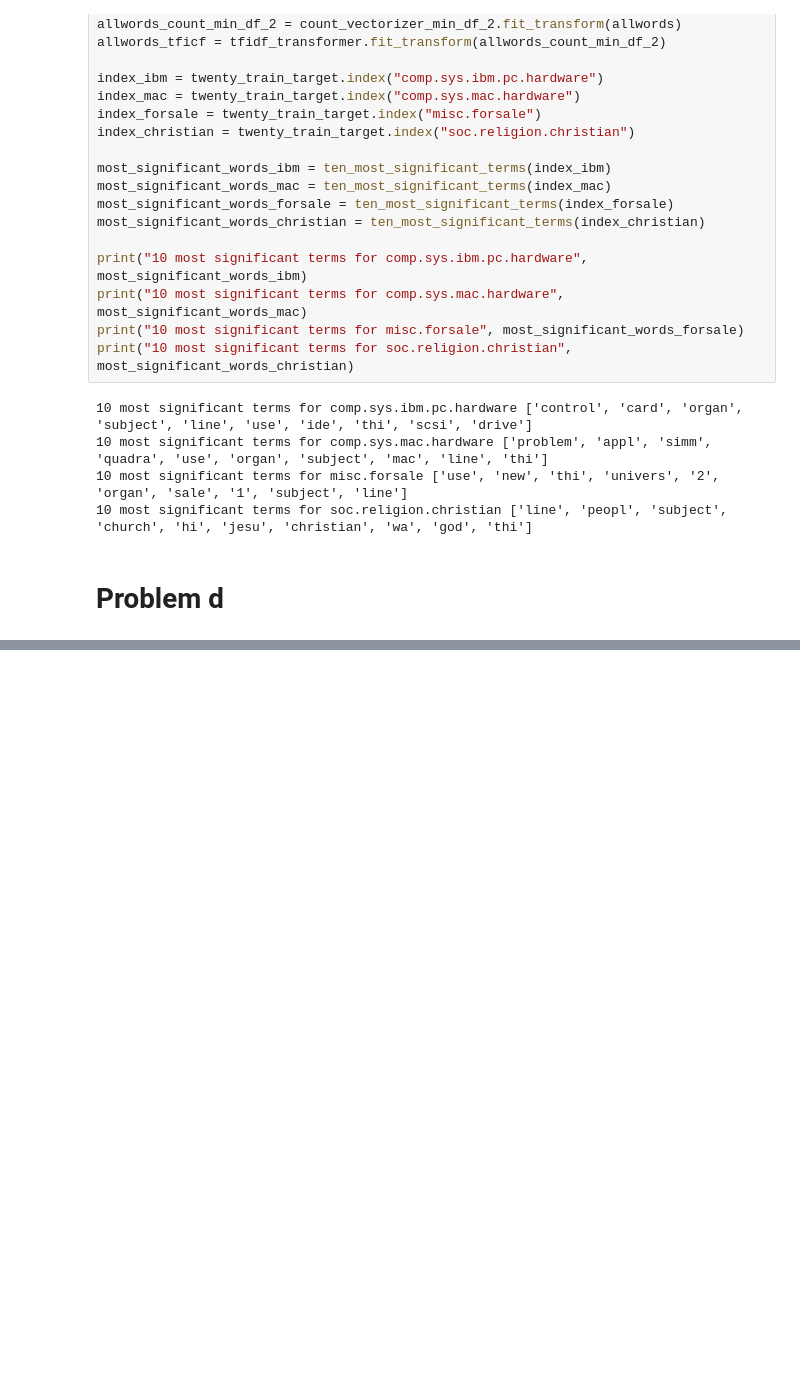
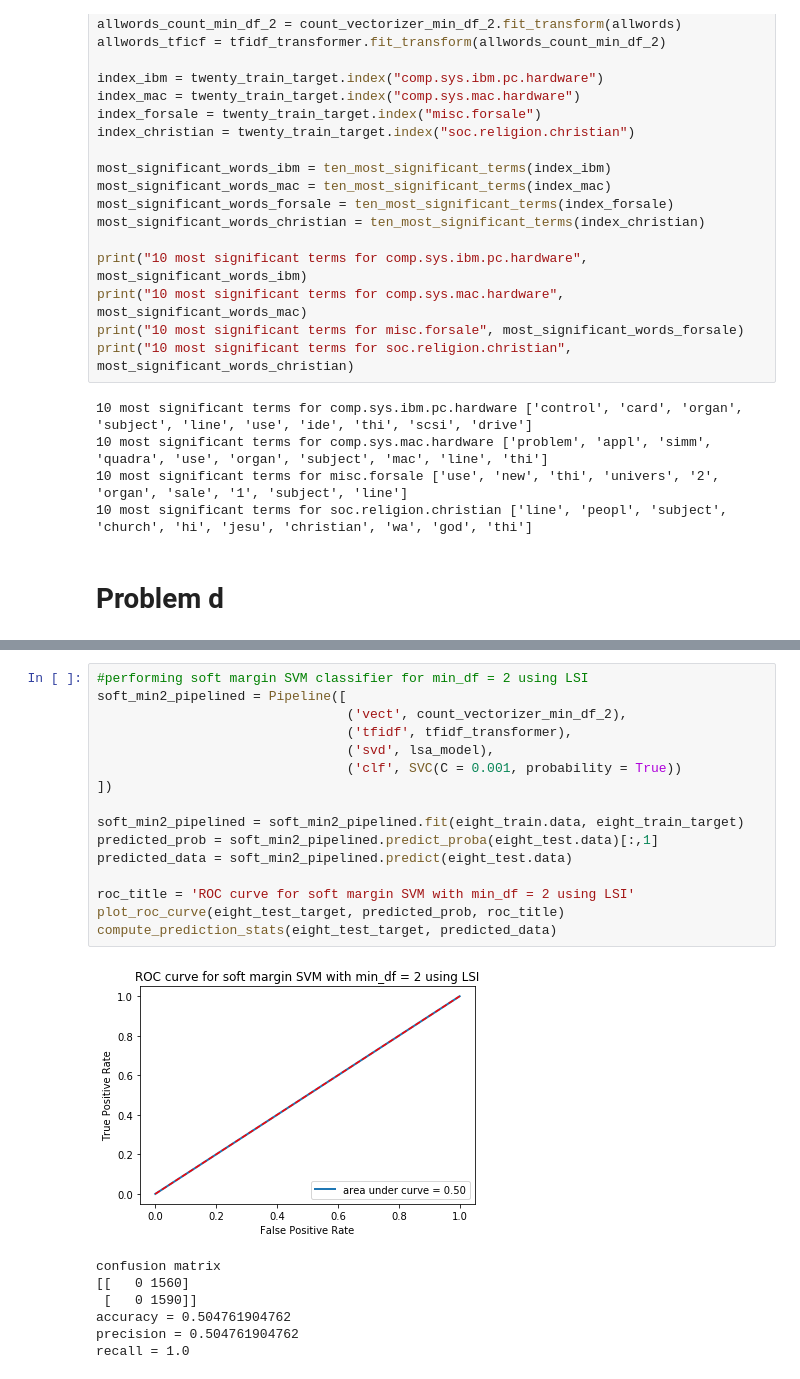
Before and after one commit to zxxia/ECE219-Large-Scale-Data-Mining, a Jupyter notebook: Project1/ee215b_project1.ipynb, the cells around one changed output, grey strips where cells are left out. Saved outputs shown, nothing was run; the diff lists cells and outputs as text; blank space fills up the shorter version.

```diff
--- a/Project1/ee215b_project1.ipynb
+++ b/Project1/ee215b_project1.ipynb
@@ -159,0 +237,24 @@ print(eight_train_tfidf_min_df_5_nmf.shape)
+# %%
+#performing soft margin SVM classifier for min_df = 2 using LSI
+soft_min2_pipelined = Pipeline([
+                                ('vect', count_vectorizer_min_df_2),
+                                ('tfidf', tfidf_transformer),
+                                ('svd', lsa_model),
+                                ('clf', SVC(C = 0.001, probability = True))
+])
+
+soft_min2_pipelined = soft_min2_pipelined.fit(eight_train.data, eight_train_target)
+predicted_prob = soft_min2_pipelined.predict_proba(eight_test.data)[:,1]
+predicted_data = soft_min2_pipelined.predict(eight_test.data)
+
+roc_title = 'ROC curve for soft margin SVM with min_df = 2 using LSI'
+plot_roc_curve(eight_test_target, predicted_prob, roc_title)
+compute_prediction_stats(eight_test_target, predicted_data)
+# %% [output]
+[figure, added]
+confusion matrix
+[[   0 1560]
+ [   0 1590]]
+accuracy = 0.504761904762
+precision = 0.504761904762
+recall = 1.0
```
Also changed, not shown: parts of 7 cells of this notebook.
